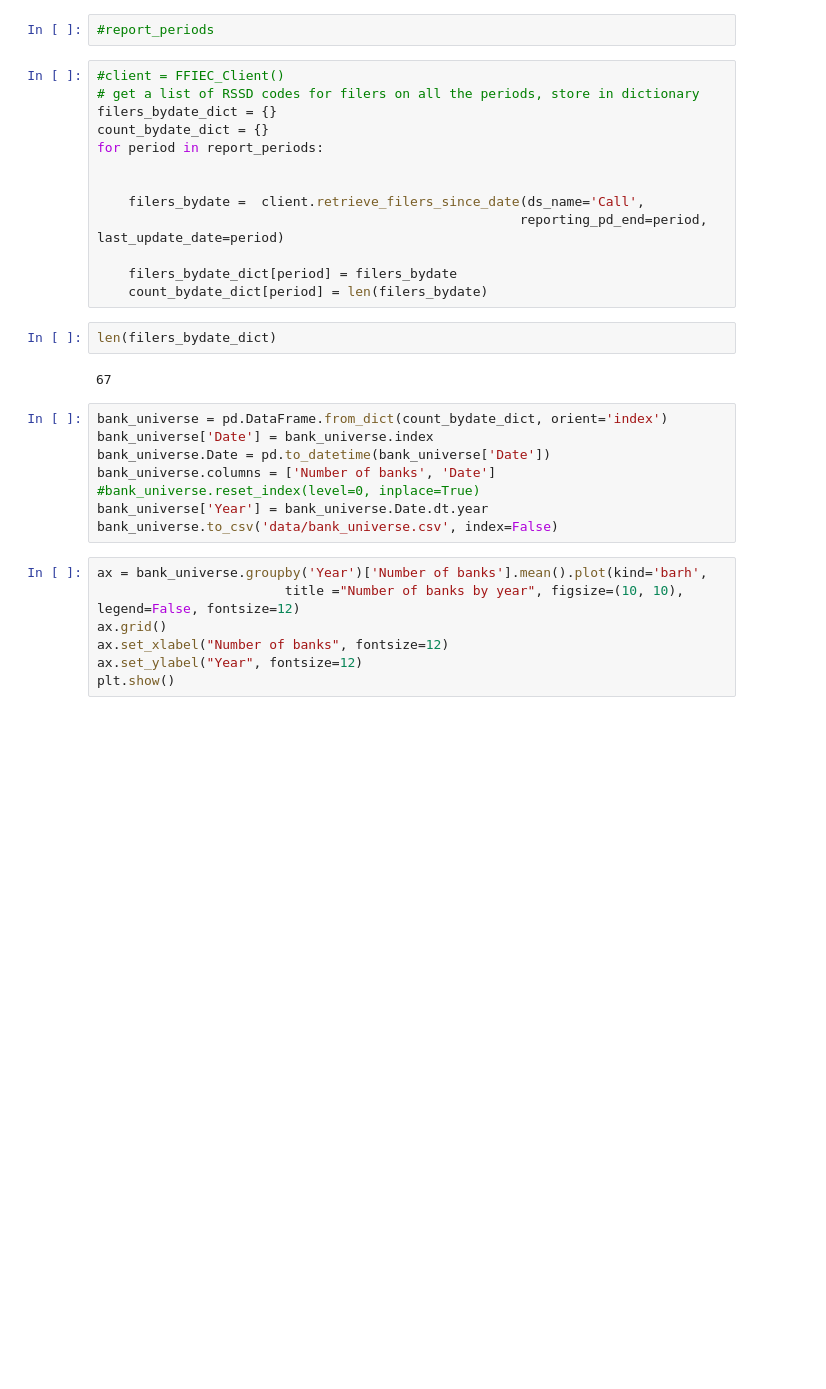
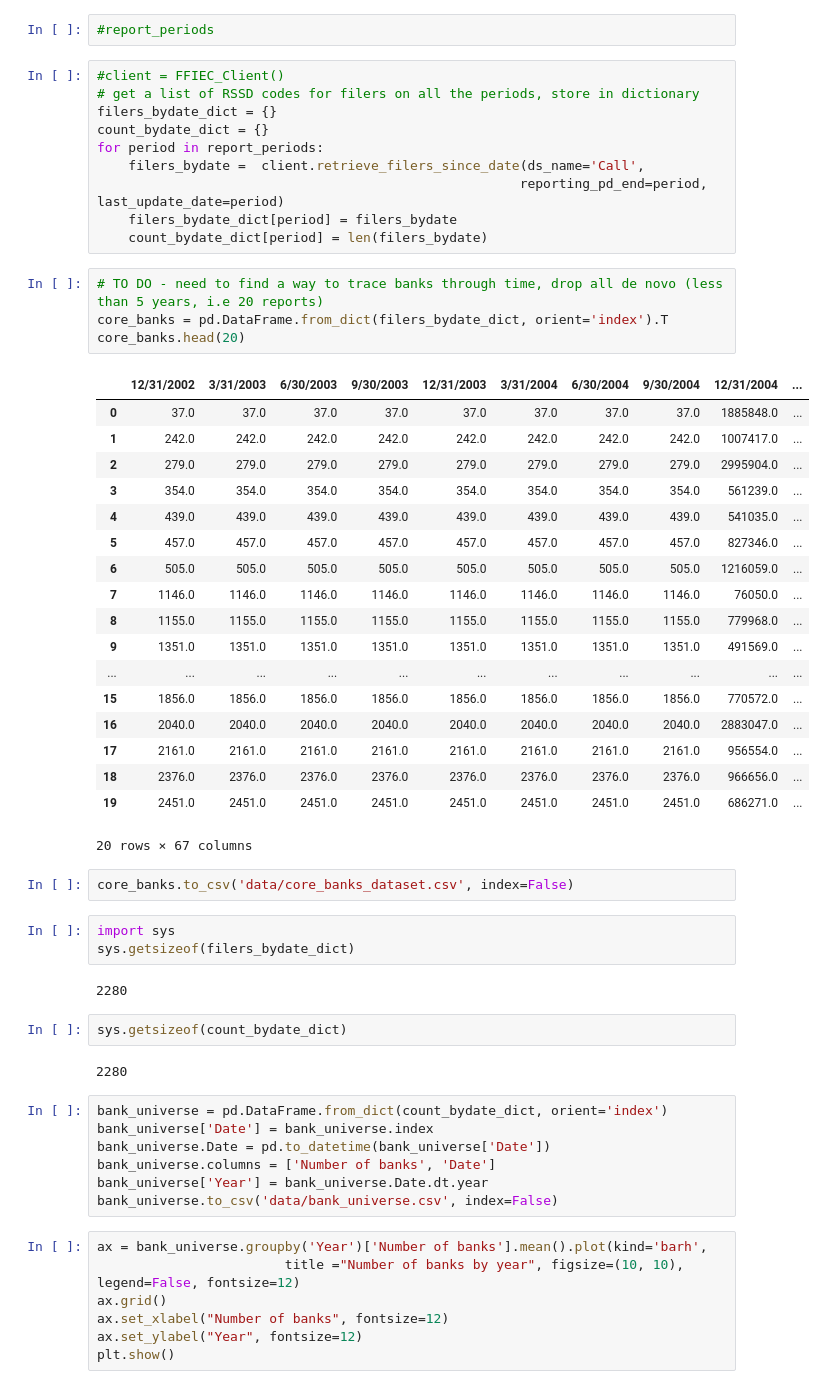
Before and after one commit to allaccountstaken/predicting_bank_distress, a Jupyter notebook: describe_bank_universe.ipynb, the cells around one changed output. Cells and saved outputs as stored; diff of their text form; blank space fills up the shorter version.

```diff
--- a/describe_bank_universe.ipynb
+++ b/describe_bank_universe.ipynb
@@ -103,23 +97,49 @@ len(report_periods)
 filers_bydate_dict = {}
 count_bydate_dict = {}
 for period in report_periods:
-
-
     filers_bydate =  client.retrieve_filers_since_date(ds_name='Call',
                                                       reporting_pd_end=period, last_update_date=period)
-
     filers_bydate_dict[period] = filers_bydate
     count_bydate_dict[period] = len(filers_bydate)
-# %%
-len(filers_bydate_dict)
-# %% [output]
-67
+# %%
+# TO DO - need to find a way to trace banks through time, drop all de novo (less than 5 years, i.e 20 reports)
+core_banks = pd.DataFrame.from_dict(filers_bydate_dict, orient='index').T
+core_banks.head(20)
+# %% [output]
+|  | 12/31/2002 | 3/31/2003 | 6/30/2003 | 9/30/2003 | 12/31/2003 | 3/31/2004 | 6/30/2004 | 9/30/2004 | 12/31/2004 | ... |
+| 0 | 37.0 | 37.0 | 37.0 | 37.0 | 37.0 | 37.0 | 37.0 | 37.0 | 1885848.0 | ... |
+| 1 | 242.0 | 242.0 | 242.0 | 242.0 | 242.0 | 242.0 | 242.0 | 242.0 | 1007417.0 | ... |
+| 2 | 279.0 | 279.0 | 279.0 | 279.0 | 279.0 | 279.0 | 279.0 | 279.0 | 2995904.0 | ... |
+| 3 | 354.0 | 354.0 | 354.0 | 354.0 | 354.0 | 354.0 | 354.0 | 354.0 | 561239.0 | ... |
+| 4 | 439.0 | 439.0 | 439.0 | 439.0 | 439.0 | 439.0 | 439.0 | 439.0 | 541035.0 | ... |
+| 5 | 457.0 | 457.0 | 457.0 | 457.0 | 457.0 | 457.0 | 457.0 | 457.0 | 827346.0 | ... |
+| 6 | 505.0 | 505.0 | 505.0 | 505.0 | 505.0 | 505.0 | 505.0 | 505.0 | 1216059.0 | ... |
+| 7 | 1146.0 | 1146.0 | 1146.0 | 1146.0 | 1146.0 | 1146.0 | 1146.0 | 1146.0 | 76050.0 | ... |
+| 8 | 1155.0 | 1155.0 | 1155.0 | 1155.0 | 1155.0 | 1155.0 | 1155.0 | 1155.0 | 779968.0 | ... |
+| 9 | 1351.0 | 1351.0 | 1351.0 | 1351.0 | 1351.0 | 1351.0 | 1351.0 | 1351.0 | 491569.0 | ... |
+| ... | ... | ... | ... | ... | ... | ... | ... | ... | ... | ... |
+| 15 | 1856.0 | 1856.0 | 1856.0 | 1856.0 | 1856.0 | 1856.0 | 1856.0 | 1856.0 | 770572.0 | ... |
+| 16 | 2040.0 | 2040.0 | 2040.0 | 2040.0 | 2040.0 | 2040.0 | 2040.0 | 2040.0 | 2883047.0 | ... |
+| 17 | 2161.0 | 2161.0 | 2161.0 | 2161.0 | 2161.0 | 2161.0 | 2161.0 | 2161.0 | 956554.0 | ... |
+| 18 | 2376.0 | 2376.0 | 2376.0 | 2376.0 | 2376.0 | 2376.0 | 2376.0 | 2376.0 | 966656.0 | ... |
+| 19 | 2451.0 | 2451.0 | 2451.0 | 2451.0 | 2451.0 | 2451.0 | 2451.0 | 2451.0 | 686271.0 | ... |
+20 rows × 67 columns
+# %%
+core_banks.to_csv('data/core_banks_dataset.csv', index=False)
+# %%
+import sys
+sys.getsizeof(filers_bydate_dict)
+# %% [output]
+2280
+# %%
+sys.getsizeof(count_bydate_dict)
+# %% [output]
+2280
 # %%
 bank_universe = pd.DataFrame.from_dict(count_bydate_dict, orient='index')
 bank_universe['Date'] = bank_universe.index
 bank_universe.Date = pd.to_datetime(bank_universe['Date'])
 bank_universe.columns = ['Number of banks', 'Date']
-#bank_universe.reset_index(level=0, inplace=True)
 bank_universe['Year'] = bank_universe.Date.dt.year
 bank_universe.to_csv('data/bank_universe.csv', index=False)
 # %%
```
Also changed, not shown: parts of 6 cells of this notebook, 1 other file.
